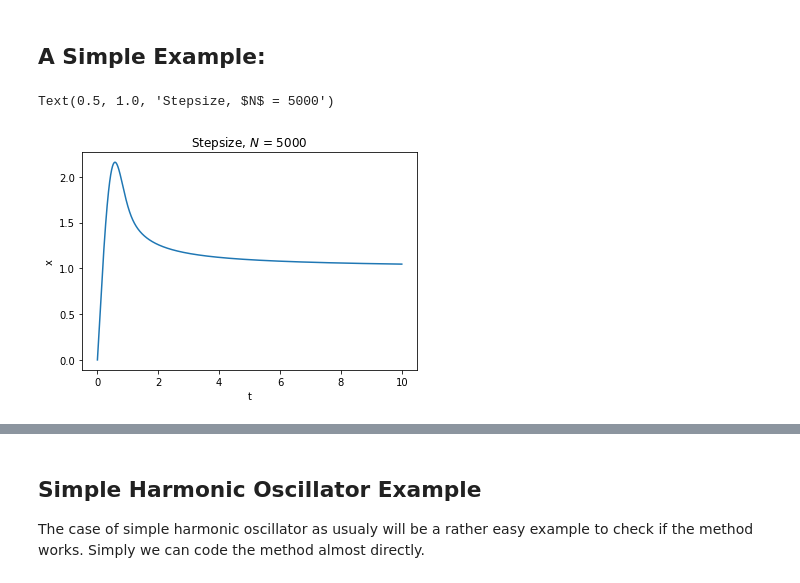
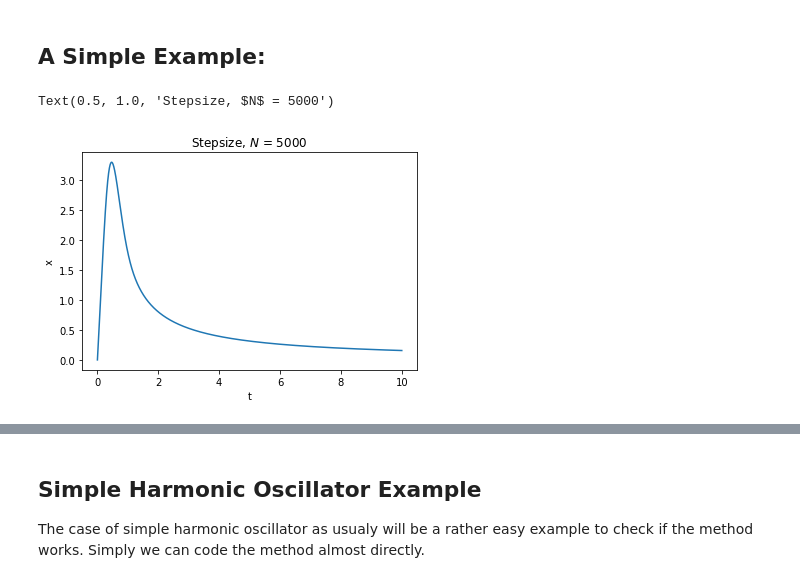
Before and after one commit to bcivitcioglu/Molecular-Dynamics-L3, a Jupyter notebook: Molecular Dynamics TP.2 - 08.03.2021.ipynb, the cells around one changed output, grey strips where cells are left out. Saved outputs shown, nothing was run; the diff lists cells and outputs as text; code cells hidden in the pictures.

```diff
--- a/Molecular Dynamics TP.2 - 08.03.2021.ipynb
+++ b/Molecular Dynamics TP.2 - 08.03.2021.ipynb
@@ -19,23 +19,24 @@ h = 0.02
 # %%
 x = np.zeros(num_steps) ## Runge-Kutta
 t = np.linspace(0,10,num_steps)
+
 def g(x,t):
-    return np.cos(x**t)
+    return np.cos(x*t)
 
 for n in range(0,num_steps-1):
     k_1 = h*g(x[n], t[n])
     k_2 = h*g(x[n]+k_1/2,t[n]+(h/2))
     k_3 = h*g(x[n]+k_2/2, t[n]+(h/2))
     k_4 = h*g(x[n]+k_3, t[n]+h)
     x[n+1] = x[n] + k_1/6 + k_2/3 + k_3/3 + k_4/6
 
 plt.plot(t,x,label='4th order Runge-Kutta')
 plt.ylabel('x')
 plt.xlabel('t')
 plt.title(f'Stepsize, $N$ = %i' % num_steps)
 # %% [output]
 Text(0.5, 1.0, 'Stepsize, $N$ = 5000')
-[figure, old version]
+[figure, new version]
 # %% [markdown]
 <h1>Verlet Method</h1>
 <p>In classical physics we usually have the equations of motion in the form:
```
Also changed, not shown: parts of 8 cells of this notebook.
